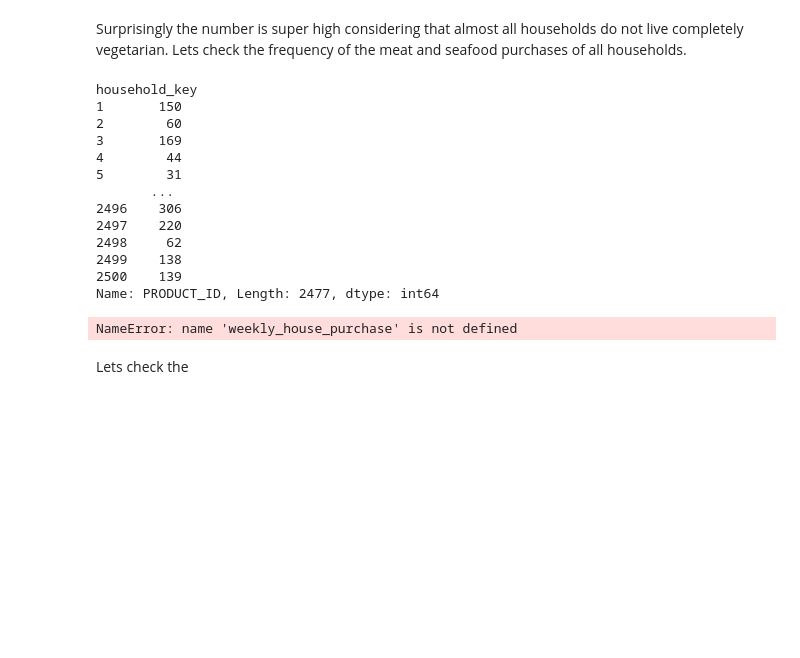
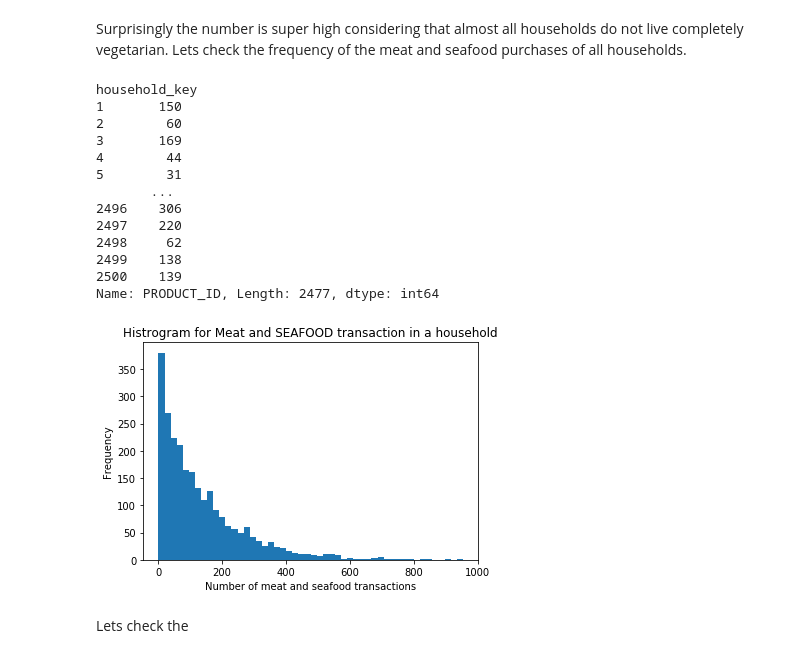
Before and after one commit to whateverforever/ada-2019-project, a Jupyter notebook: data_analysis.ipynb, the cells around one changed output. Saved outputs shown, nothing was run; the diff lists cells and outputs as text; code cells hidden in the pictures; blank space fills up the shorter version.

```diff
--- a/data_analysis.ipynb
+++ b/data_analysis.ipynb
@@ -657,26 +686,26 @@ Surprisingly the number is super high considering that almost all households do
 # %%
 house_purchase = df_meat_seafood_trans.groupby("household_key").count()["PRODUCT_ID"]
 print(house_purchase)
-plt.hist(weekly_house_purchase, bins=50)
+plt.hist(house_purchase, bins=50)
 plt.xlabel("Number of meat and seafood transactions")
 plt.ylabel("Frequency")
 plt.title("Histrogram for Meat and SEAFOOD transaction in a household")
 plt.show()
 # %% [output]
 household_key
 1       150
 2        60
 3       169
 4        44
 5        31
        ...
 2496    306
 2497    220
 2498     62
 2499    138
 2500    139
 Name: PRODUCT_ID, Length: 2477, dtype: int64
-NameError: name 'weekly_house_purchase' is not defined
+[figure, added]
 # %%
 house_purchase.sort_values().head(50)
 # %% [markdown]
```
Also changed, not shown: parts of 14 cells of this notebook.
